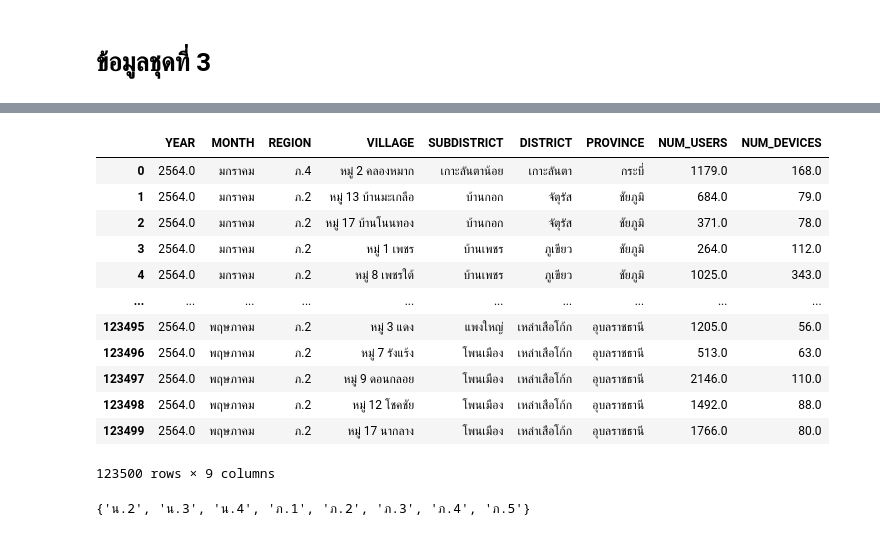
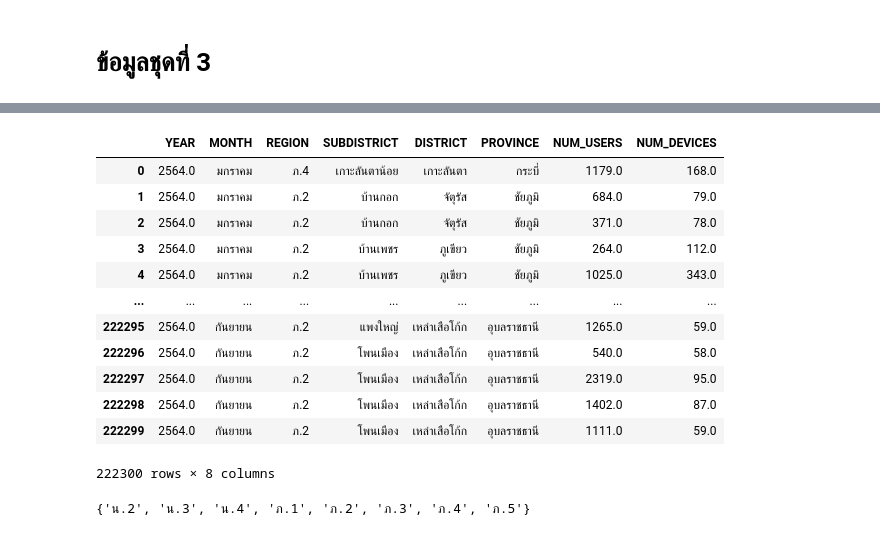
Before and after one commit to team0243/data_viz_2022, a Jupyter notebook: data_viz_project.ipynb, the cells around one changed output, grey strips where cells are left out. Saved outputs shown, nothing was run; the diff lists cells and outputs as text; code cells hidden in the pictures.

```diff
--- a/data_viz_project.ipynb
+++ b/data_viz_project.ipynb
@@ -975,5 +958,14 @@ data_35 = pd.read_excel(data_file_path)   # อ่านไฟล์ excel
+# %%
+data_file_path = os.path.join(path,'usage_64_jul.xlsx')   # ดึงไฟล์จากไดร์ฟที่เราต้องการ
+data_37 = pd.read_excel(data_file_path)   # อ่านไฟล์ excel
+# %%
+data_file_path = os.path.join(path,'usage_64_aug.xlsx')   # ดึงไฟล์จากไดร์ฟที่เราต้องการ
+data_38 = pd.read_excel(data_file_path)   # อ่านไฟล์ excel
+# %%
+data_file_path = os.path.join(path,'usage_64_sep.xlsx')   # ดึงไฟล์จากไดร์ฟที่เราต้องการ
+data_39 = pd.read_excel(data_file_path)   # อ่านไฟล์ excel
 # %%
-data_e =pd.concat([data_31,data_32,data_33,data_34,data_35], ignore_index=True) #,data_32,data_33,data_34,data_35
+data_e =pd.concat([data_31,data_32,data_33,data_34,data_35,data_36,data_37,data_38,data_39], ignore_index=True) #,data_32,data_33,data_34,data_35
 data_e
 # %% [output]
 |  | ID | YEAR | MONTH | CIRCUIT_NO | APP_CODE | REGION | VILLAGE | SUBDISTRICT | DISTRICT | PROVINCE | ... |
@@ -1010,22 +1002,22 @@ NUM_USERS      False
 NUM_DEVICES    False
 dtype: bool
 # %%
-data_e2 = data_e[['YEAR','MONTH','REGION','VILLAGE','SUBDISTRICT','DISTRICT','PROVINCE','NUM_USERS','NUM_DEVICES']]
+data_e2 = data_e[['YEAR','MONTH','REGION','SUBDISTRICT','DISTRICT','PROVINCE','NUM_USERS','NUM_DEVICES']]
 data_e2
 # %% [output]
-|  | YEAR | MONTH | REGION | VILLAGE | SUBDISTRICT | DISTRICT | PROVINCE | NUM_USERS | NUM_DEVICES |
-| 0 | 2564.0 | มกราคม | ภ.4 | หมู่ 2 คลองหมาก | เกาะลันตาน้อย | เกาะลันตา | กระบี่ | 1179.0 | 168.0 |
-| 1 | 2564.0 | มกราคม | ภ.2 | หมู่ 13 บ้านมะเกลือ | บ้านกอก | จัตุรัส | ชัยภูมิ | 684.0 | 79.0 |
-| 2 | 2564.0 | มกราคม | ภ.2 | หมู่ 17 บ้านโนนทอง | บ้านกอก | จัตุรัส | ชัยภูมิ | 371.0 | 78.0 |
-| 3 | 2564.0 | มกราคม | ภ.2 | หมู่ 1 เพชร | บ้านเพชร | ภูเขียว | ชัยภูมิ | 264.0 | 112.0 |
-| 4 | 2564.0 | มกราคม | ภ.2 | หมู่ 8 เพชรใต้ | บ้านเพชร | ภูเขียว | ชัยภูมิ | 1025.0 | 343.0 |
-| ... | ... | ... | ... | ... | ... | ... | ... | ... | ... |
-| 123495 | 2564.0 | พฤษภาคม | ภ.2 | หมู่ 3 แดง | แพงใหญ่ | เหล่าเสือโก้ก | อุบลราชธานี | 1205.0 | 56.0 |
-| 123496 | 2564.0 | พฤษภาคม | ภ.2 | หมู่ 7 รังแร้ง | โพนเมือง | เหล่าเสือโก้ก | อุบลราชธานี | 513.0 | 63.0 |
-| 123497 | 2564.0 | พฤษภาคม | ภ.2 | หมู่ 9 ดอนกลอย | โพนเมือง | เหล่าเสือโก้ก | อุบลราชธานี | 2146.0 | 110.0 |
-| 123498 | 2564.0 | พฤษภาคม | ภ.2 | หมู่ 12 โชคชัย | โพนเมือง | เหล่าเสือโก้ก | อุบลราชธานี | 1492.0 | 88.0 |
-| 123499 | 2564.0 | พฤษภาคม | ภ.2 | หมู่ 17 นากลาง | โพนเมือง | เหล่าเสือโก้ก | อุบลราชธานี | 1766.0 | 80.0 |
+|  | YEAR | MONTH | REGION | SUBDISTRICT | DISTRICT | PROVINCE | NUM_USERS | NUM_DEVICES |
+| 0 | 2564.0 | มกราคม | ภ.4 | เกาะลันตาน้อย | เกาะลันตา | กระบี่ | 1179.0 | 168.0 |
+| 1 | 2564.0 | มกราคม | ภ.2 | บ้านกอก | จัตุรัส | ชัยภูมิ | 684.0 | 79.0 |
+| 2 | 2564.0 | มกราคม | ภ.2 | บ้านกอก | จัตุรัส | ชัยภูมิ | 371.0 | 78.0 |
+| 3 | 2564.0 | มกราคม | ภ.2 | บ้านเพชร | ภูเขียว | ชัยภูมิ | 264.0 | 112.0 |
+| 4 | 2564.0 | มกราคม | ภ.2 | บ้านเพชร | ภูเขียว | ชัยภูมิ | 1025.0 | 343.0 |
+| ... | ... | ... | ... | ... | ... | ... | ... | ... |
+| 222295 | 2564.0 | กันยายน | ภ.2 | แพงใหญ่ | เหล่าเสือโก้ก | อุบลราชธานี | 1265.0 | 59.0 |
+| 222296 | 2564.0 | กันยายน | ภ.2 | โพนเมือง | เหล่าเสือโก้ก | อุบลราชธานี | 540.0 | 58.0 |
+| 222297 | 2564.0 | กันยายน | ภ.2 | โพนเมือง | เหล่าเสือโก้ก | อุบลราชธานี | 2319.0 | 95.0 |
+| 222298 | 2564.0 | กันยายน | ภ.2 | โพนเมือง | เหล่าเสือโก้ก | อุบลราชธานี | 1402.0 | 87.0 |
+| 222299 | 2564.0 | กันยายน | ภ.2 | โพนเมือง | เหล่าเสือโก้ก | อุบลราชธานี | 1111.0 | 59.0 |
-123500 rows × 9 columns
+222300 rows × 8 columns
 # %%
 set(data_e2['REGION'])
 # %% [output]
```
Also changed, not shown: parts of 31 cells of this notebook.
